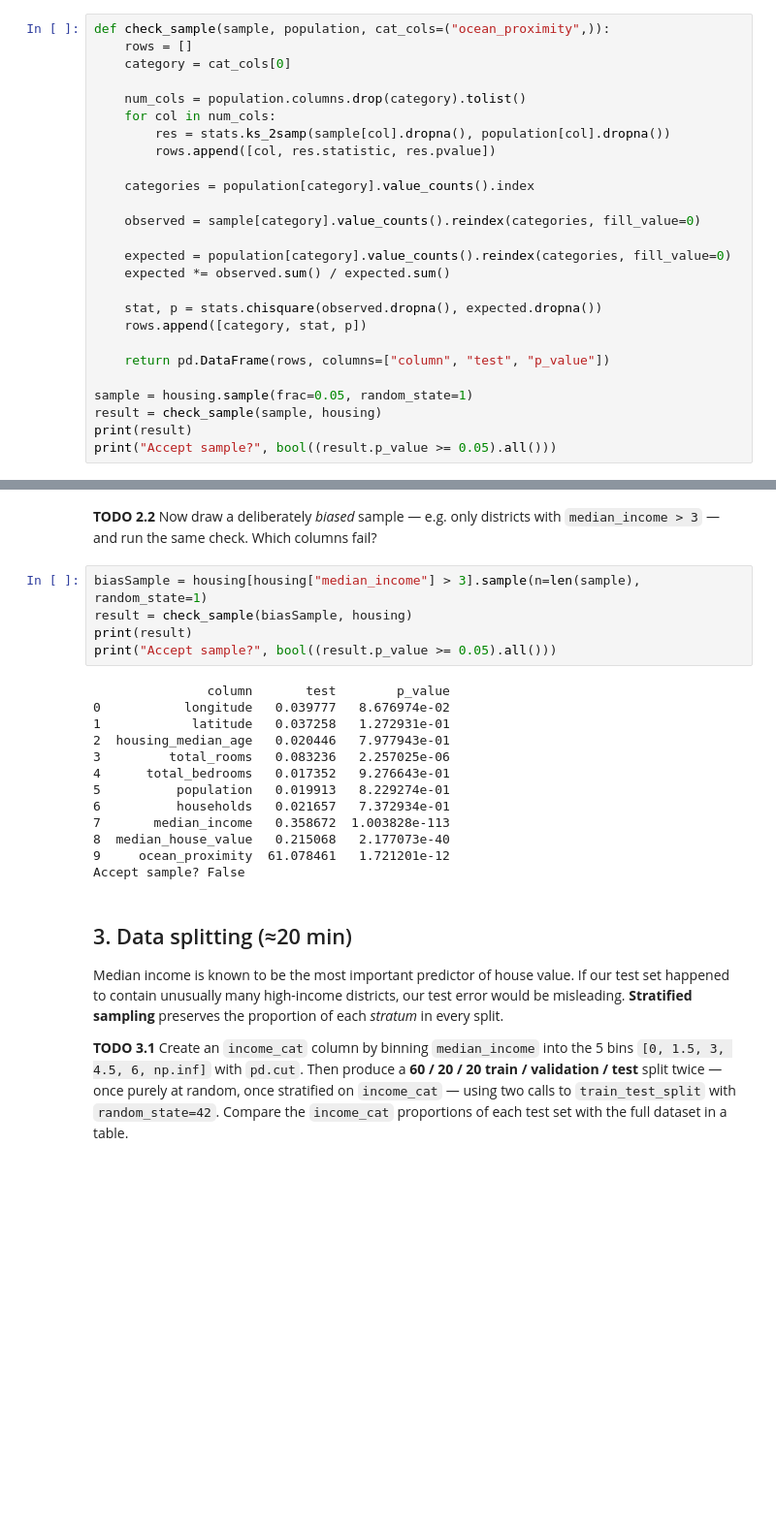
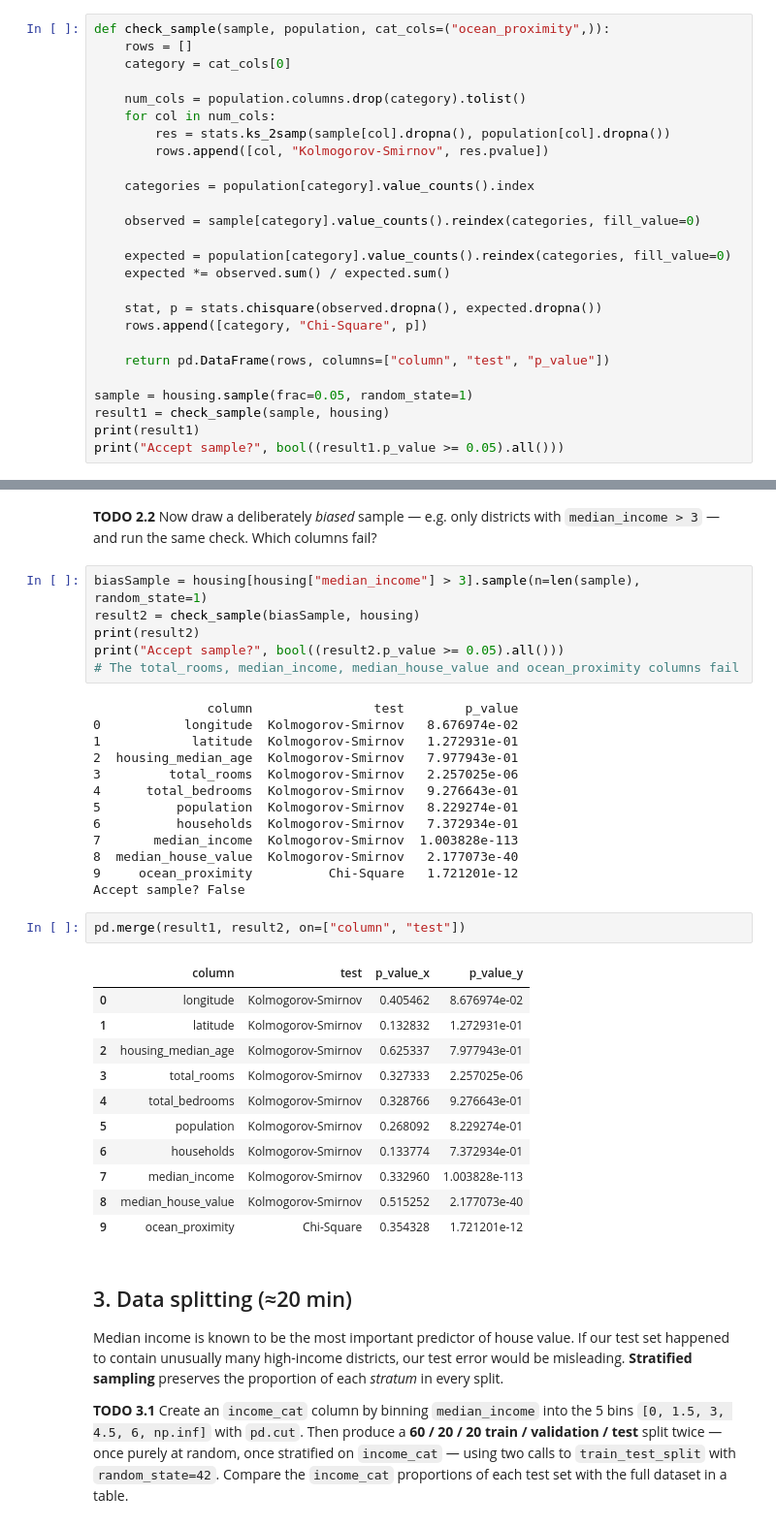
Before and after one commit to AxelTettenbornDurham/AI_lab_coursework, a Jupyter notebook: P2_data_preparation.ipynb, the cells around one changed output, grey strips where cells are left out. Shown at 97% size. Cells and saved outputs as stored; diff of their text form; blank space fills up the shorter version.

```diff
--- a/P2_data_preparation.ipynb
+++ b/P2_data_preparation.ipynb
@@ -98,7 +98,7 @@ def check_sample(sample, population, cat_cols=("ocean_proximity",)):
     num_cols = population.columns.drop(category).tolist()
     for col in num_cols:
         res = stats.ks_2samp(sample[col].dropna(), population[col].dropna())
-        rows.append([col, res.statistic, res.pvalue])
+        rows.append([col, "Kolmogorov-Smirnov", res.pvalue])
 
     categories = population[category].value_counts().index
 
@@ -108,12 +108,12 @@ def check_sample(sample, population, cat_cols=("ocean_proximity",)):
     expected *= observed.sum() / expected.sum()
 
     stat, p = stats.chisquare(observed.dropna(), expected.dropna())
-    rows.append([category, stat, p])
+    rows.append([category, "Chi-Square", p])
 
     return pd.DataFrame(rows, columns=["column", "test", "p_value"])
 
 sample = housing.sample(frac=0.05, random_state=1)
-result = check_sample(sample, housing)
-print(result)
-print("Accept sample?", bool((result.p_value >= 0.05).all()))
+result1 = check_sample(sample, housing)
+print(result1)
+print("Accept sample?", bool((result1.p_value >= 0.05).all()))
 # %% [output]
@@ -134,22 +134,37 @@ Accept sample? True
 `median_income > 3` — and run the same check. Which columns fail?
 # %%
 biasSample = housing[housing["median_income"] > 3].sample(n=len(sample), random_state=1)
-result = check_sample(biasSample, housing)
-print(result)
-print("Accept sample?", bool((result.p_value >= 0.05).all()))
+result2 = check_sample(biasSample, housing)
+print(result2)
+print("Accept sample?", bool((result2.p_value >= 0.05).all()))
+# The total_rooms, median_income, median_house_value and ocean_proximity columns fail
 # %% [output]
-               column       test        p_value
-0           longitude   0.039777   8.676974e-02
-1            latitude   0.037258   1.272931e-01
-2  housing_median_age   0.020446   7.977943e-01
-3         total_rooms   0.083236   2.257025e-06
-4      total_bedrooms   0.017352   9.276643e-01
-5          population   0.019913   8.229274e-01
-6          households   0.021657   7.372934e-01
-7       median_income   0.358672  1.003828e-113
-8  median_house_value   0.215068   2.177073e-40
-9     ocean_proximity  61.078461   1.721201e-12
+               column                test        p_value
+0           longitude  Kolmogorov-Smirnov   8.676974e-02
+1            latitude  Kolmogorov-Smirnov   1.272931e-01
+2  housing_median_age  Kolmogorov-Smirnov   7.977943e-01
+3         total_rooms  Kolmogorov-Smirnov   2.257025e-06
+4      total_bedrooms  Kolmogorov-Smirnov   9.276643e-01
+5          population  Kolmogorov-Smirnov   8.229274e-01
+6          households  Kolmogorov-Smirnov   7.372934e-01
+7       median_income  Kolmogorov-Smirnov  1.003828e-113
+8  median_house_value  Kolmogorov-Smirnov   2.177073e-40
+9     ocean_proximity          Chi-Square   1.721201e-12
 Accept sample? False
+# %%
+pd.merge(result1, result2, on=["column", "test"])
+# %% [output]
+|  | column | test | p_value_x | p_value_y |
+| 0 | longitude | Kolmogorov-Smirnov | 0.405462 | 8.676974e-02 |
+| 1 | latitude | Kolmogorov-Smirnov | 0.132832 | 1.272931e-01 |
+| 2 | housing_median_age | Kolmogorov-Smirnov | 0.625337 | 7.977943e-01 |
+| 3 | total_rooms | Kolmogorov-Smirnov | 0.327333 | 2.257025e-06 |
+| 4 | total_bedrooms | Kolmogorov-Smirnov | 0.328766 | 9.276643e-01 |
+| 5 | population | Kolmogorov-Smirnov | 0.268092 | 8.229274e-01 |
+| 6 | households | Kolmogorov-Smirnov | 0.133774 | 7.372934e-01 |
+| 7 | median_income | Kolmogorov-Smirnov | 0.332960 | 1.003828e-113 |
+| 8 | median_house_value | Kolmogorov-Smirnov | 0.515252 | 2.177073e-40 |
+| 9 | ocean_proximity | Chi-Square | 0.354328 | 1.721201e-12 |
 # %% [markdown]
 ## 3. Data splitting (≈20 min)
 Median income is known to be the most important predictor of house value. If our test set
```
Also changed, not shown: parts of 1 cell of this notebook, 1 other file.
